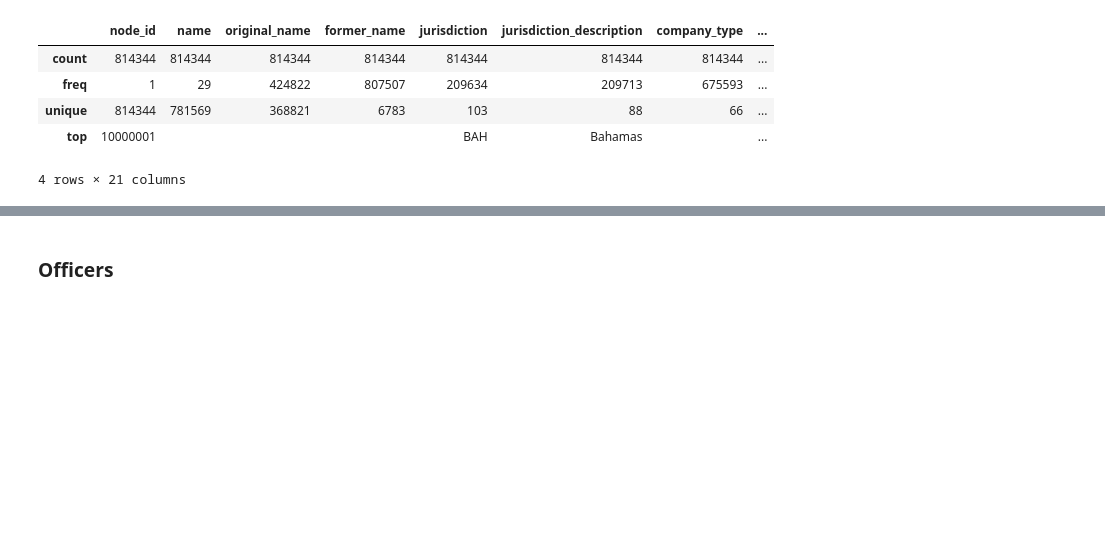
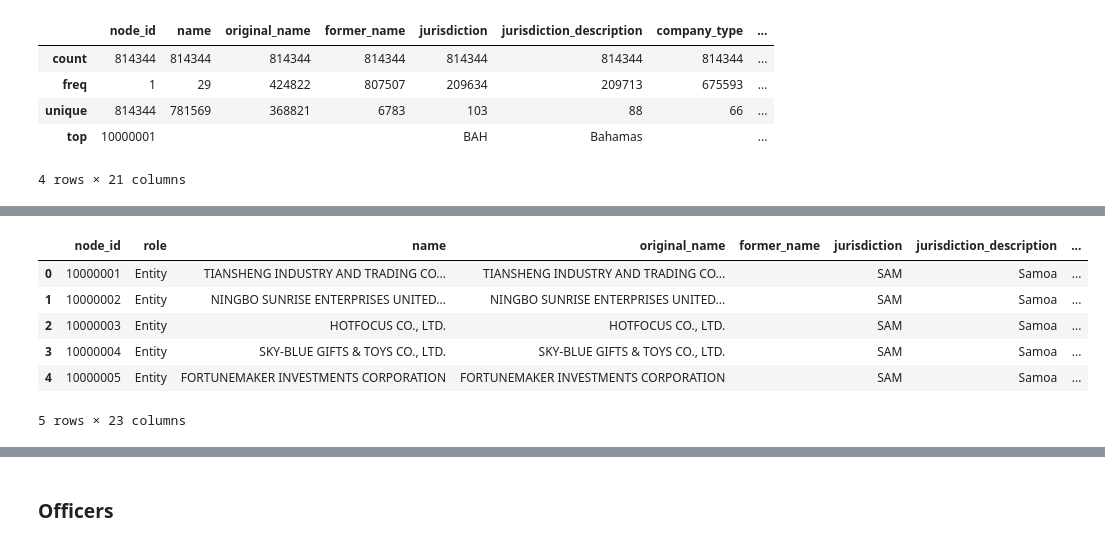
Before and after one commit to louisguitton/ERKG, a Jupyter notebook: icij/data_load.ipynb, the cells around one changed output, grey strips where cells are left out. Drawn from its saved outputs; the diff is of its cells as text; code cells hidden in the pictures; blank space fills up the shorter version.

```diff
--- a/icij/data_load.ipynb
+++ b/icij/data_load.ipynb
@@ -139,3 +170,17 @@ conn.execute("""
+# %%
+df.insert(1, "role", "Entity")
+
+df["vague"] = False
+
+df.head()
+# %% [output]
+|  | node_id | role | name | original_name | former_name | jurisdiction | jurisdiction_description | ... |
+| 0 | 10000001 | Entity | TIANSHENG INDUSTRY AND TRADING CO... | TIANSHENG INDUSTRY AND TRADING CO... |  | SAM | Samoa | ... |
+| 1 | 10000002 | Entity | NINGBO SUNRISE ENTERPRISES UNITED... | NINGBO SUNRISE ENTERPRISES UNITED... |  | SAM | Samoa | ... |
+| 2 | 10000003 | Entity | HOTFOCUS CO., LTD. | HOTFOCUS CO., LTD. |  | SAM | Samoa | ... |
+| 3 | 10000004 | Entity | SKY-BLUE GIFTS & TOYS CO., LTD. | SKY-BLUE GIFTS & TOYS CO., LTD. |  | SAM | Samoa | ... |
+| 4 | 10000005 | Entity | FORTUNEMAKER INVESTMENTS CORPORATION | FORTUNEMAKER INVESTMENTS CORPORATION |  | SAM | Samoa | ... |
+5 rows × 23 columns
 # %%
 conn.execute(
     "COPY Entity FROM (LOAD FROM df RETURN *)"
```
Also changed, not shown: parts of 101 cells of this notebook.
